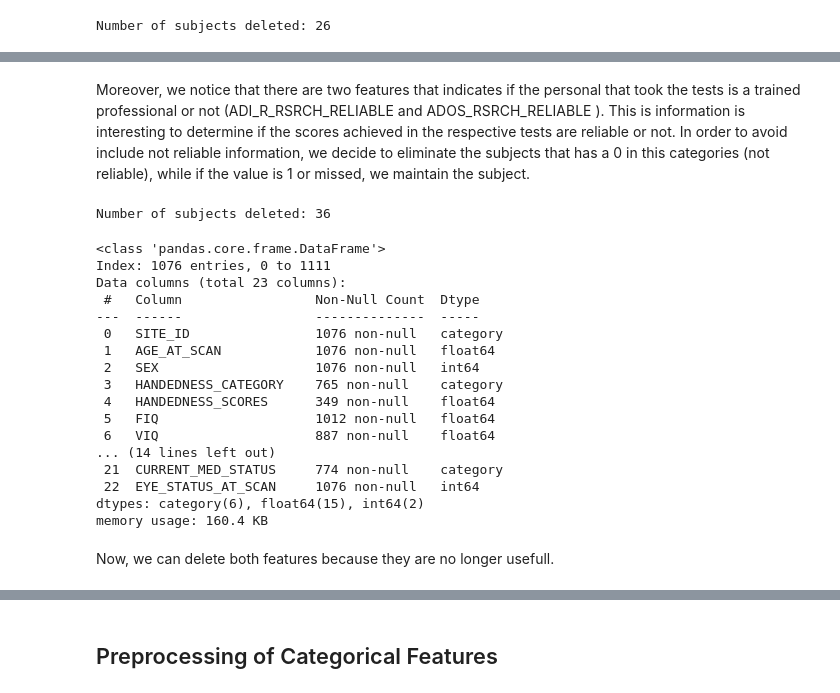
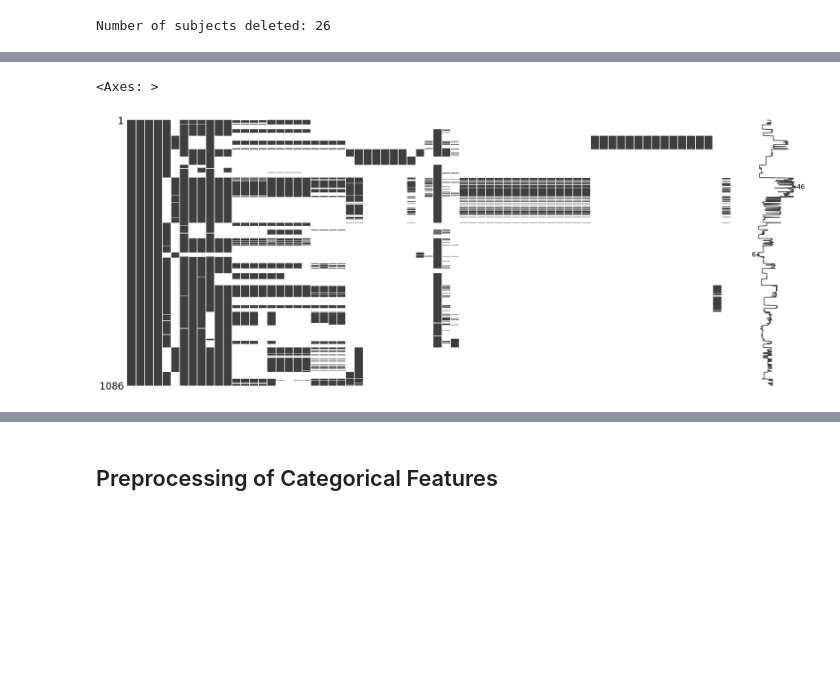
Before and after one commit to AuraNatale/AutismDataMining, a Jupyter notebook: Source Code/data_exploration short.ipynb, the cells around one changed output, grey strips where cells are left out. Cells and saved outputs as stored; diff of their text form; code cells hidden in the pictures; blank space fills up the shorter version.

```diff
--- a/Source Code/data_exploration short.ipynb
+++ b/Source Code/data_exploration short.ipynb
@@ -685,52 +228,0 @@ Unfortunately, we notice that we can't delete any subject, as the maximum quanti
-# %% [markdown]
-Moreover, we notice that there are two features that indicates if the personal that took the tests is a trained professional or not (ADI_R_RSRCH_RELIABLE and ADOS_RSRCH_RELIABLE ). This is information is interesting to determine if the scores achieved in the respective tests are reliable or not. In order to avoid include not reliable information, we decide to eliminate the subjects that has a 0 in this categories (not reliable), while if the value is 1 or missed, we maintain the subject.
-# %%
-'''deleted_subjects = 0
-
-# Iterate over each row in the DataFrame
-for i in range(len(ASD_phenotypic_filtered)):
-    if (ASD_phenotypic_filtered['ADI_R_RSRCH_RELIABLE'][i] == 0) or (ASD_phenotypic_filtered['ADOS_RSRCH_RELIABLE'][i] == 0):
-        ASD_phenotypic_filtered.drop(i, inplace=True)
-        #we remember to drop the subjects also from ASD_clinical
-        ASD_clinical.drop(i, inplace=True)
-        deleted_subjects += 1
-
-# Print the number of subjects deleted
-print("Number of subjects deleted:", deleted_subjects)
-'''
-# Create a mask for rows to keep
-filter = (ASD_phenotypic_filtered['ADI_R_RSRCH_RELIABLE'] != 0) & (ASD_phenotypic_filtered['ADOS_RSRCH_RELIABLE'] != 0)
-
-# Calculate the number of subjects to delete
-deleted_subjects = len(ASD_phenotypic_filtered) - filter.sum()
-
-# Apply the mask to both DataFrames
-ASD_phenotypic_filtered = ASD_phenotypic_filtered[filter].copy()
-ASD_clinical = ASD_clinical[filter].copy()
-
-# Print the number of subjects deleted
-print("Number of subjects deleted:", deleted_subjects)
-# %% [output]
-Number of subjects deleted: 36
-# %%
-ASD_phenotypic_filtered.info()
-# %% [output]
-<class 'pandas.core.frame.DataFrame'>
-Index: 1076 entries, 0 to 1111
-Data columns (total 23 columns):
- #   Column                 Non-Null Count  Dtype
----  ------                 --------------  -----
- 0   SITE_ID                1076 non-null   category
- 1   AGE_AT_SCAN            1076 non-null   float64
- 2   SEX                    1076 non-null   int64
- 3   HANDEDNESS_CATEGORY    765 non-null    category
- 4   HANDEDNESS_SCORES      349 non-null    float64
- 5   FIQ                    1012 non-null   float64
- 6   VIQ                    887 non-null    float64
-... (14 lines left out)
- 21  CURRENT_MED_STATUS     774 non-null    category
- 22  EYE_STATUS_AT_SCAN     1076 non-null   int64
-dtypes: category(6), float64(15), int64(2)
-memory usage: 160.4 KB
-# %% [markdown]
-Now, we can delete both features because they are no longer usefull.
@@ -738,0 +229,8 @@ ASD_phenotypic_filtered = ASD_phenotypic_filtered.drop(columns=['ADI_R_RSRCH_REL
+# %%
+
+
+# Visualizzazione dei missing values
+msno.matrix(ASD_phenotypic)
+# %% [output]
+<Axes: >
+[figure, added]
```
Also changed, not shown: parts of 80 cells of this notebook, 4 other files.
